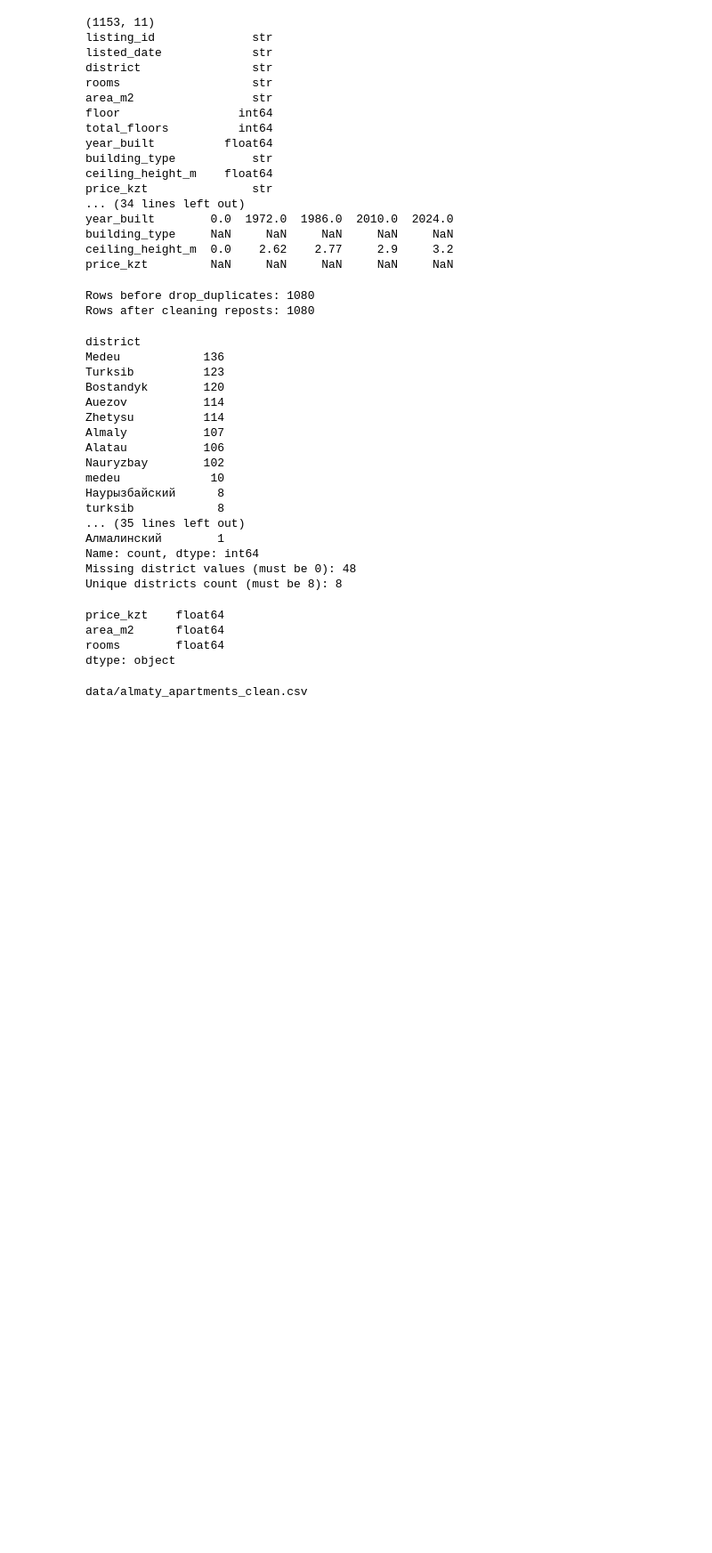
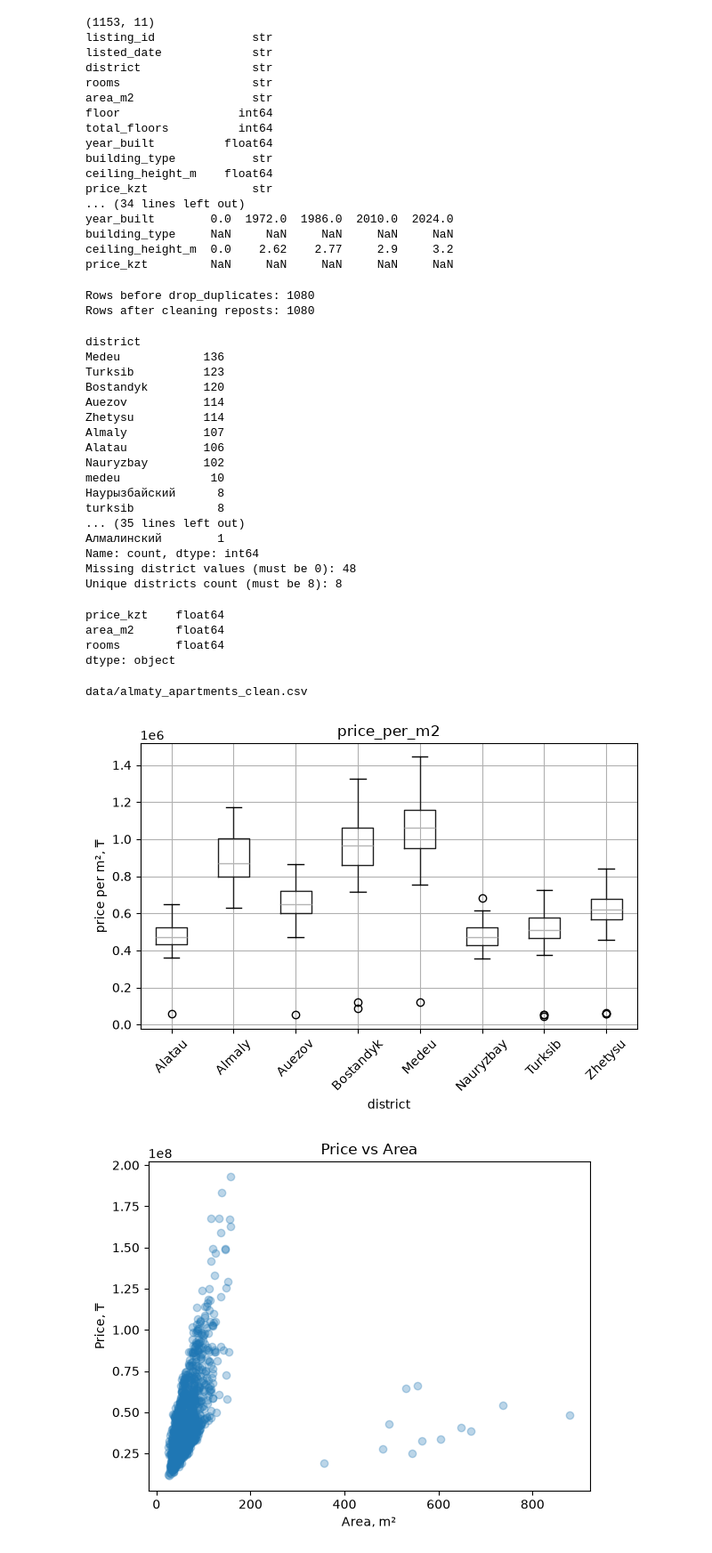
Before and after one commit to baizhanrakhimbek-code/baizhan_ML_task_1, a Jupyter notebook: ml_task_1.ipynb, the cells around one changed output. Shown at 89% size. Saved outputs shown, nothing was run; the diff lists cells and outputs as text; code cells hidden in the pictures; blank space fills up the shorter version.

Commit message:
Step 7: Add EDA plots, cleaning log and finalize notebook

```diff
--- a/ml_task_1.ipynb
+++ b/ml_task_1.ipynb
@@ -189,3 +189,25 @@ model = LinearRegression().fit(X_train, train["price_kzt"])
 print("\nShapes -> X_train:", X_train.shape, "X_test:", X_test.shape)
 print("NaN count -> X_train:", np.isnan(X_train).sum(), "X_test:", np.isnan(X_test).sum())
 print(f"Test R²: {model.score(X_test, test['price_kzt']):.4f}")
+# %%
+import matplotlib.pyplot as plt
+
+df.boxplot(column="price_per_m2", by="district", rot=45)
+plt.ylabel("price per m², ₸")
+plt.suptitle("")
+plt.tight_layout()
+plt.show()
+
+plt.scatter(df["area_m2"], df["price_kzt"], alpha=0.3)
+plt.xlabel("Area, m²")
+plt.ylabel("Price, ₸")
+plt.title("Price vs Area")
+plt.show()
+
+df.boxplot(column="year_built", by="building_type")
+plt.ylabel("Year Built")
+plt.suptitle("")
+plt.show()
+# %% [output]
+[figure, added]
+[figure, added]
```
Also changed, not shown: parts of 1 cell of this notebook.
